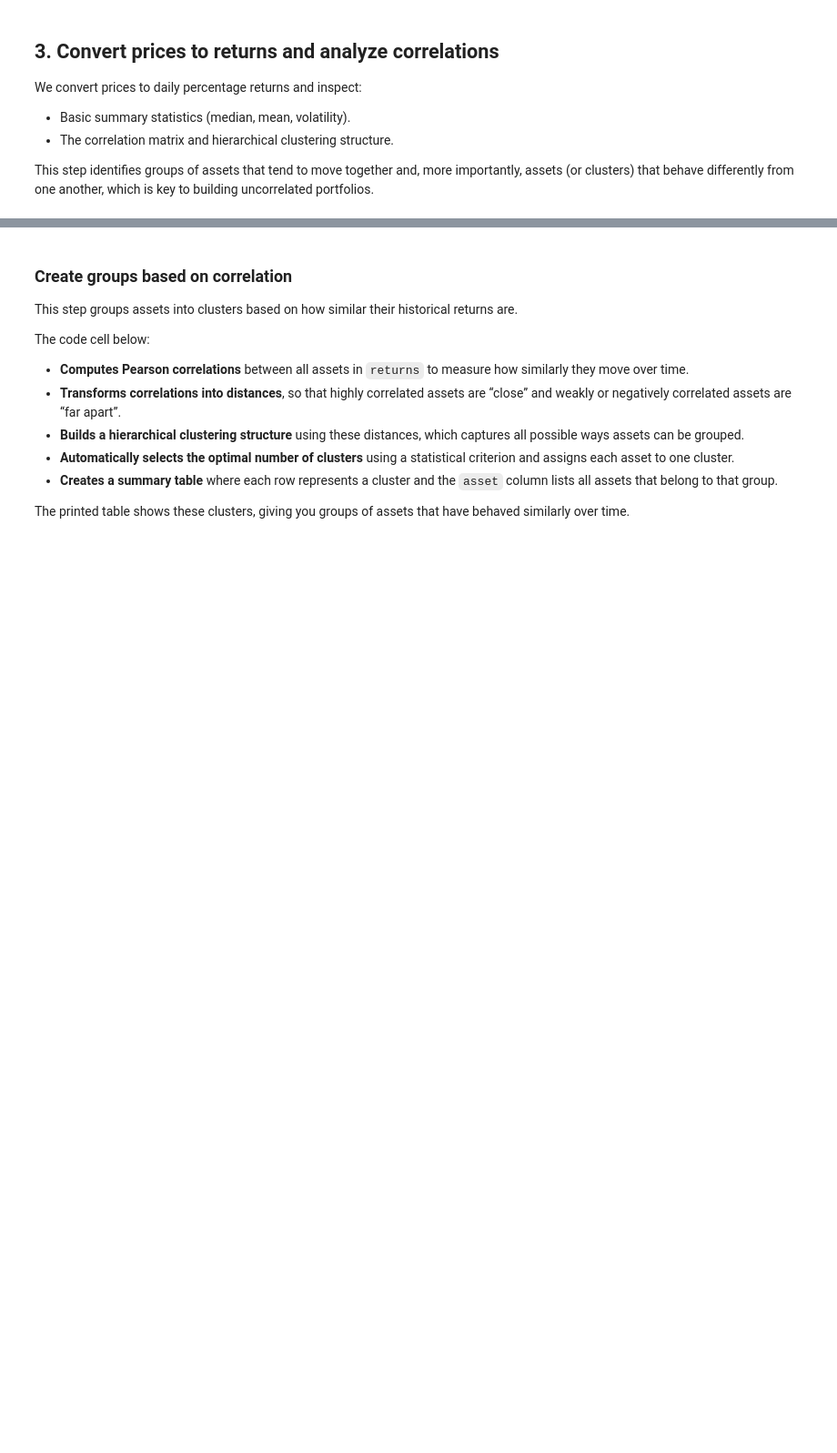
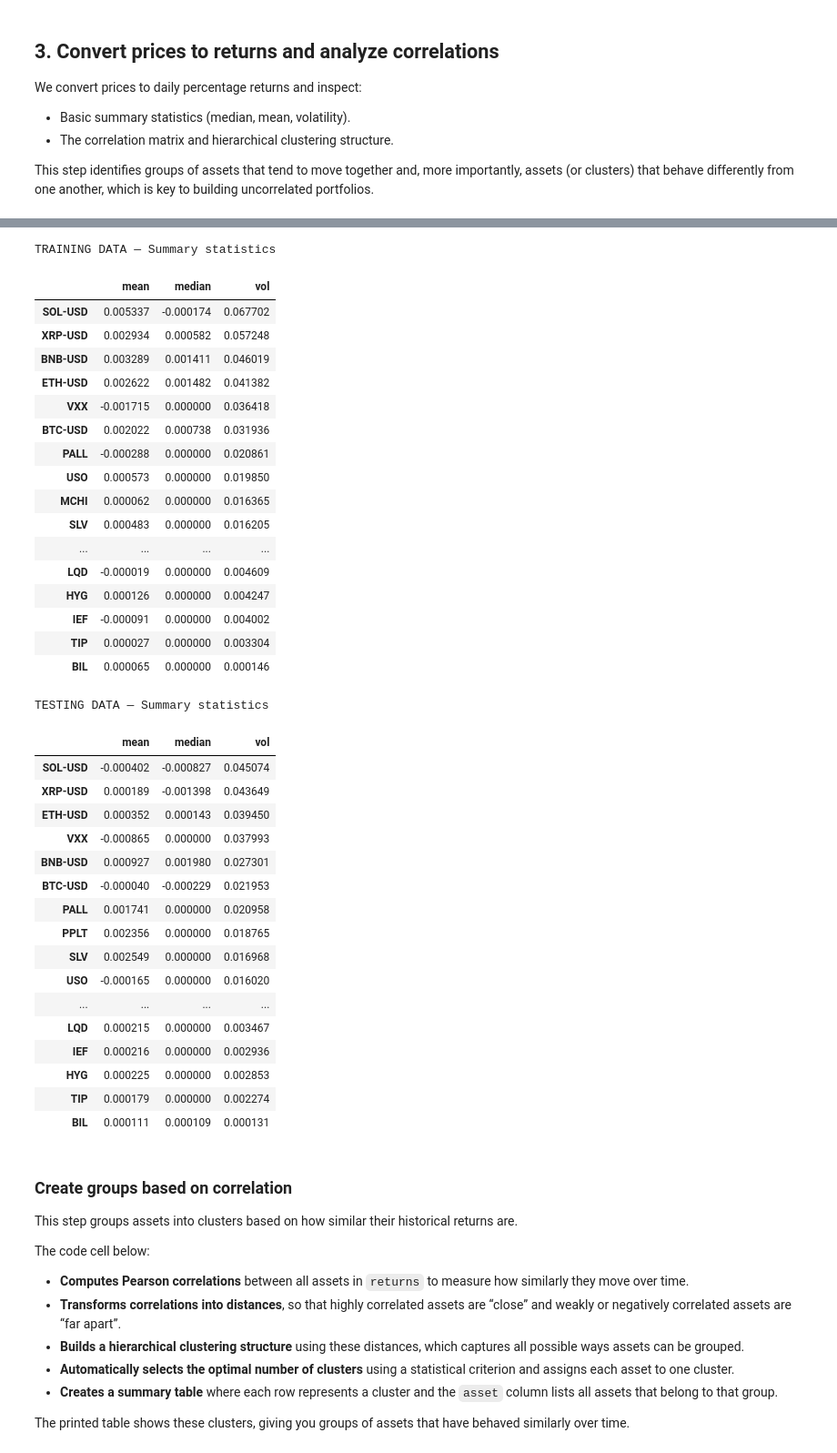
Before and after one commit to LAIN-21/dalio_uncorrelated_returns, a Jupyter notebook: portfolio_creator.ipynb, the cells around one changed output, grey strips where cells are left out. Shown at 91% size. Drawn from its saved outputs; the diff is of its cells as text; code cells hidden in the pictures; blank space fills up the shorter version.

```diff
--- a/portfolio_creator.ipynb
+++ b/portfolio_creator.ipynb
@@ -263,3 +290,72 @@ summary_stats.sort_values("vol", ascending=False)
+# %%
+# -----------------------
+# Compute returns
+# -----------------------
+returns_train = prices_train.pct_change().dropna()
+returns_test  = prices_test.pct_change().dropna()
+
+# -----------------------
+# Sanity checks (TRAINING data)
+# Used for clustering, covariance, and weights
+# -----------------------
+summary_stats_train = pd.DataFrame({
+    "mean": returns_train.mean(),
+    "median": returns_train.median(),
+    "vol": returns_train.std()
+}).sort_values("vol", ascending=False)
+
+print("TRAINING DATA — Summary statistics")
+display(summary_stats_train)
+
+# -----------------------
+# Sanity checks (TESTING data)
+# Used only for evaluation / diagnostics
+# -----------------------
+summary_stats_test = pd.DataFrame({
+    "mean": returns_test.mean(),
+    "median": returns_test.median(),
+    "vol": returns_test.std()
+}).sort_values("vol", ascending=False)
+
+print("TESTING DATA — Summary statistics")
+display(summary_stats_test)
+# %% [output]
+TRAINING DATA — Summary statistics
+|  | mean | median | vol |
+| SOL-USD | 0.005337 | -0.000174 | 0.067702 |
+| XRP-USD | 0.002934 | 0.000582 | 0.057248 |
+| BNB-USD | 0.003289 | 0.001411 | 0.046019 |
+| ETH-USD | 0.002622 | 0.001482 | 0.041382 |
+| VXX | -0.001715 | 0.000000 | 0.036418 |
+| BTC-USD | 0.002022 | 0.000738 | 0.031936 |
+| PALL | -0.000288 | 0.000000 | 0.020861 |
+| USO | 0.000573 | 0.000000 | 0.019850 |
+| MCHI | 0.000062 | 0.000000 | 0.016365 |
+| SLV | 0.000483 | 0.000000 | 0.016205 |
+| ... | ... | ... | ... |
+| LQD | -0.000019 | 0.000000 | 0.004609 |
+| HYG | 0.000126 | 0.000000 | 0.004247 |
+| IEF | -0.000091 | 0.000000 | 0.004002 |
+| TIP | 0.000027 | 0.000000 | 0.003304 |
+| BIL | 0.000065 | 0.000000 | 0.000146 |
+TESTING DATA — Summary statistics
+|  | mean | median | vol |
+| SOL-USD | -0.000402 | -0.000827 | 0.045074 |
+| XRP-USD | 0.000189 | -0.001398 | 0.043649 |
+| ETH-USD | 0.000352 | 0.000143 | 0.039450 |
+| VXX | -0.000865 | 0.000000 | 0.037993 |
+| BNB-USD | 0.000927 | 0.001980 | 0.027301 |
+| BTC-USD | -0.000040 | -0.000229 | 0.021953 |
+| PALL | 0.001741 | 0.000000 | 0.020958 |
+| PPLT | 0.002356 | 0.000000 | 0.018765 |
+| SLV | 0.002549 | 0.000000 | 0.016968 |
+| USO | -0.000165 | 0.000000 | 0.016020 |
+| ... | ... | ... | ... |
+| LQD | 0.000215 | 0.000000 | 0.003467 |
+| IEF | 0.000216 | 0.000000 | 0.002936 |
+| HYG | 0.000225 | 0.000000 | 0.002853 |
+| TIP | 0.000179 | 0.000000 | 0.002274 |
+| BIL | 0.000111 | 0.000109 | 0.000131 |
 # %% [markdown]
 ### Create groups based on correlation
 
```
Also changed, not shown: parts of 25 cells of this notebook.
